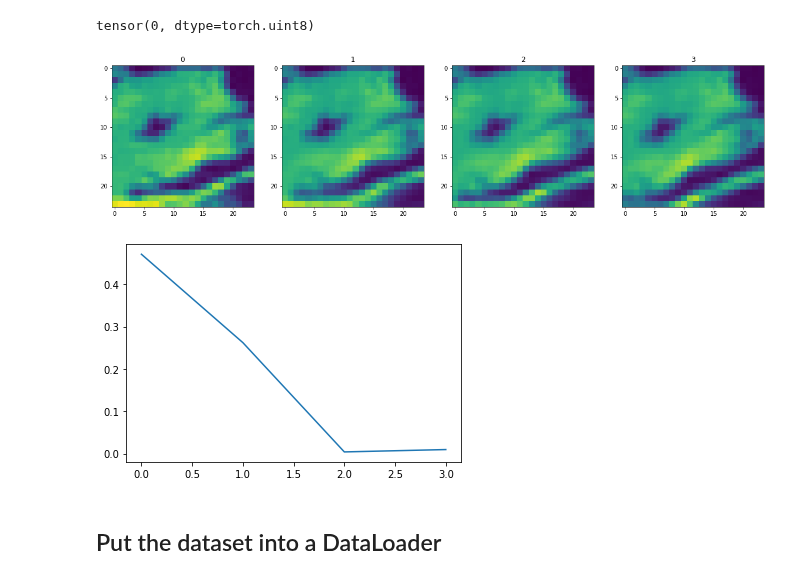
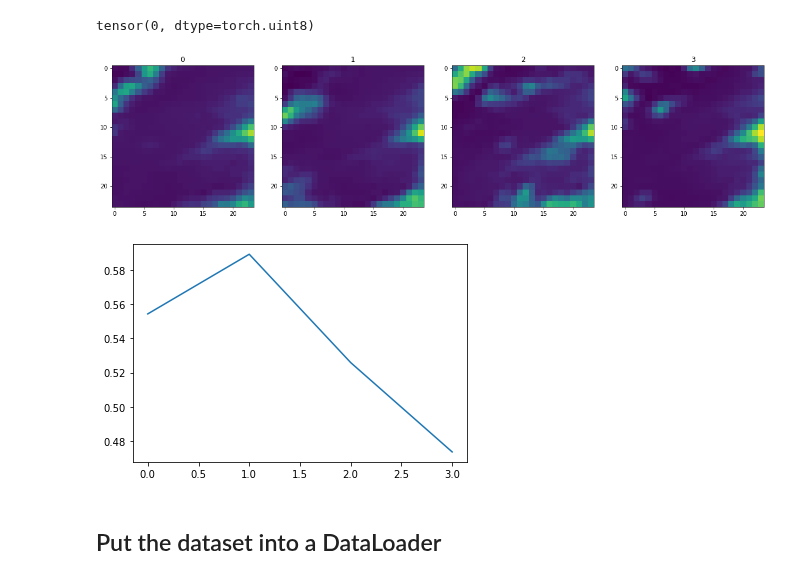
Before and after one commit to openclimatefix/predict_pv_yield, a Jupyter notebook: notebooks/50.0_optical_flow_predictions_into_perceiver.ipynb, the cells around one changed output. Cells and saved outputs as stored; diff of their text form; code cells hidden in the pictures.

```diff
--- a/notebooks/50.0_optical_flow_predictions_into_perceiver.ipynb
+++ b/notebooks/50.0_optical_flow_predictions_into_perceiver.ipynb
@@ -185,14 +185,14 @@ class SimpleNowcastingDataset(data.Dataset):
 
             data_from_all_sources[data_source_name] = torch.from_numpy(data.values)
 
-        if "satellite" in data_from_all_sources:
+        if ("satellite" in data_from_all_sources) and ("opticalflow" in data_from_all_sources):
             del data_from_all_sources["satellite"]
 
         return data_from_all_sources
 # %%
 train_dataset = SimpleNowcastingDataset(
     data_path=DATA_PATH / "train",
-    data_source_names=("opticalflow", "gsp", "satellite"),
+    data_source_names=("gsp", "satellite"),
 )
 # %%
 len(train_dataset)
@@ -213,25 +213,25 @@ len(plt.plot(batch["pv"][0]))
 # %%
 def plot_imagery(tensor, example_i, channel_i):
     fig, axes = plt.subplots(ncols=4, figsize=(20, 10))
     # axes = list(chain.from_iterable(axes))
     # "example", "time_index", "channels_index", "y_index", "x_index"
     data_to_plot = tensor[example_i, :4, channel_i, :, :]
     vmin = data_to_plot.min()
     vmax = data_to_plot.max()
     for time_index, ax in enumerate(axes):
         ax.imshow(data_to_plot[time_index].numpy()[::-1], vmin=vmin, vmax=vmax)
         ax.set_title(time_index)
     return fig, axes
 
-EXAMPLE_I = 0
-CHANNEL_I = 0
-plot_imagery(batch["opticalflow"], example_i=EXAMPLE_I, channel_i=CHANNEL_I);
+EXAMPLE_I = 5
+CHANNEL_I = 7
+plot_imagery(batch["satellite"], example_i=EXAMPLE_I, channel_i=CHANNEL_I);
 # %% [output]
-[figure, old version]
+[figure, new version]
 # %%
 plt.plot(batch["gsp"][EXAMPLE_I]);
 # %% [output]
-[figure, old version]
+[figure, new version]
 # %% [markdown]
 ## Put the dataset into a DataLoader
 # %%
```
Also changed, not shown: parts of 7 cells of this notebook.
